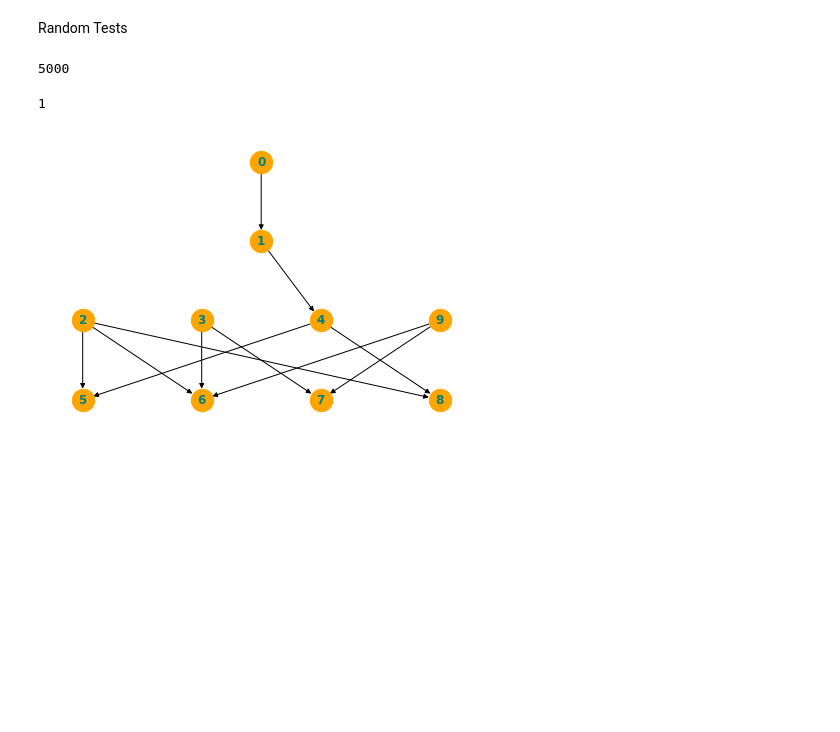
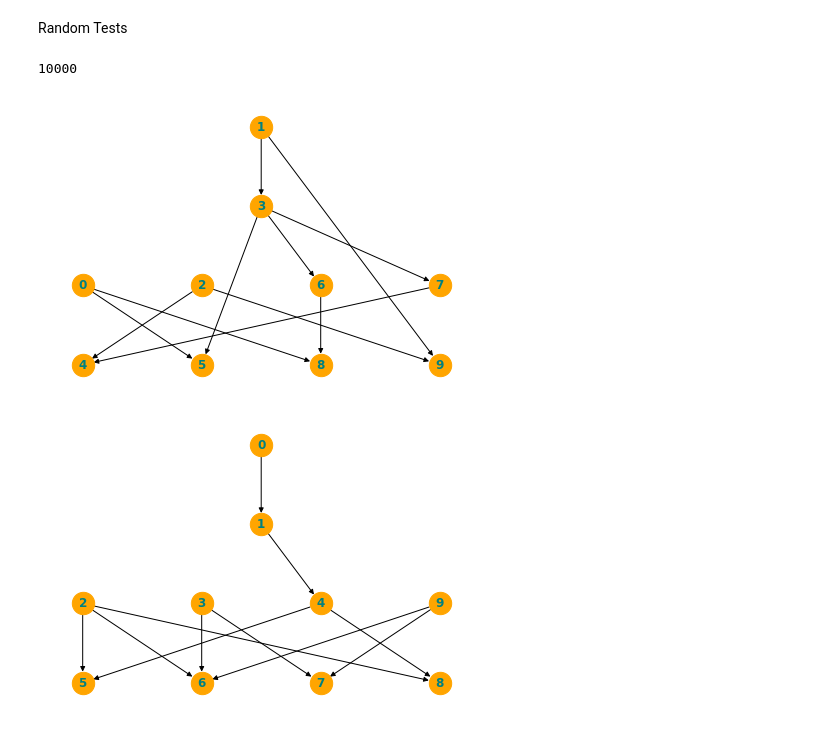
Before and after one commit to sbkandola/Finite-Spaces, a Jupyter notebook: Random Space Tests.ipynb, the cells around one changed output. Saved outputs shown, nothing was run; the diff lists cells and outputs as text; code cells hidden in the pictures; blank space fills up the shorter version.

Commit message:
Added some tests
Added some random spaces tests, like calculating the distribution of LS categories in 10000 random finite spaces

```diff
--- a/Random Space Tests.ipynb
+++ b/Random Space Tests.ipynb
@@ -11,14 +11,14 @@ spaces = []
 n=10
 p = 0.3
 # %%
-while len(spaces)<5000:
+while len(spaces)<10000:
     temp = RS.randomSpace(n,p)
     if temp.isConnected():
         spaces.append(temp)
 # %%
 len(spaces)
 # %% [output]
-5000
+10000
 # %%
 def probablyCat(space,num=10):
     c = len(space.getMaxs())
@@ -26,7 +26,3 @@ def probablyCat(space,num=10):
         c = min(c,len(space.shuffleCatCover(randomizeStyle="RANDOM")))
 
     return c
-# %%
-probablyCat(spaces[10])
-# %% [output]
-1
@@ -33,3 +33,14 @@ probablyCat(spaces[10])
+# %%
+num_mismatches = 0
+mismatches = []
+for (a,b,c) in space_cats:
+    if b!=c:
+        num_mismatches += 1
+        mismatches.append(a)
+# %%
+mismatches[1].drawHasse()
+# %% [output]
+[figure, added]
 # %%
 mismatch.drawHasse()
 # %% [output]
```
Also changed, not shown: parts of 14 cells of this notebook.
